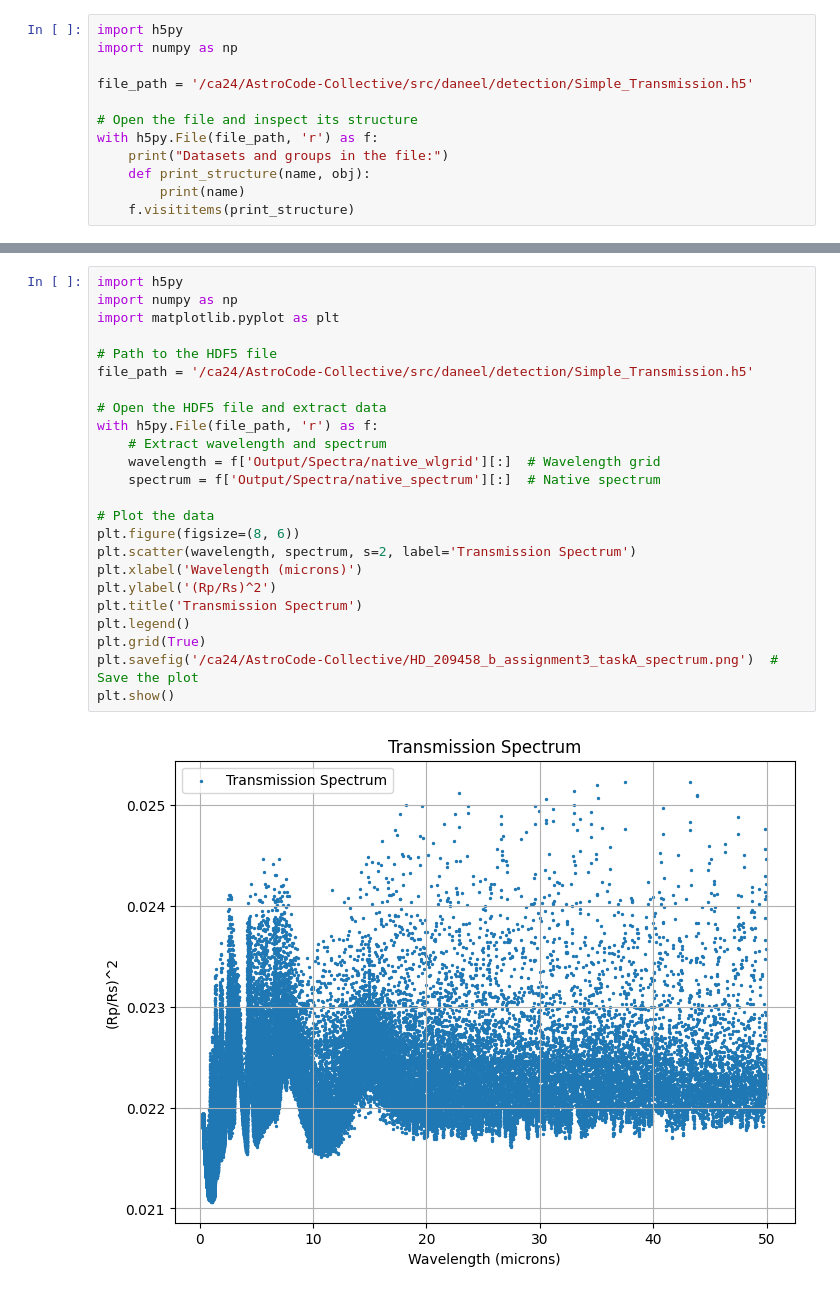
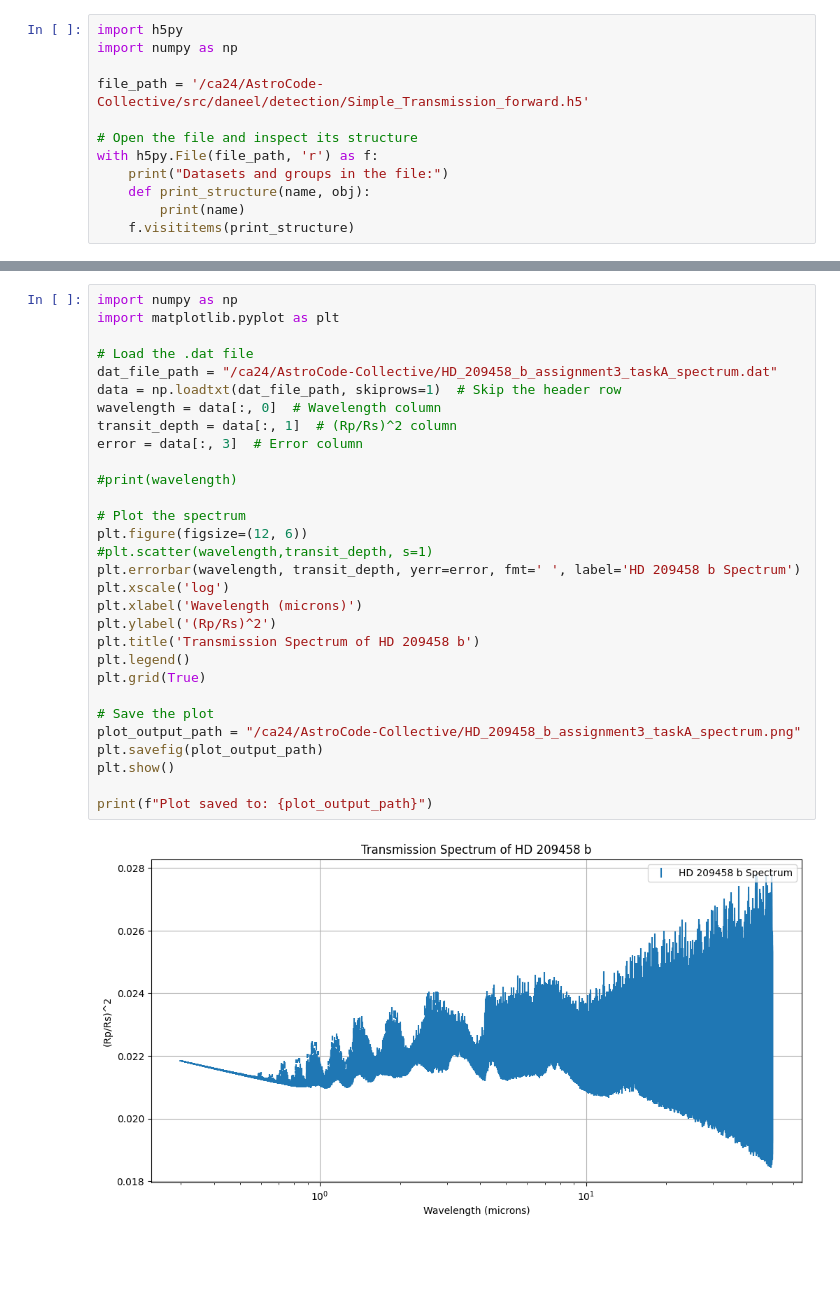
Before and after one commit to radha2707/AstroCode-Collective, a Jupyter notebook: src/daneel/detection/Simple_Transmission.ipynb, the cells around one changed output, grey strips where cells are left out. Saved outputs shown, nothing was run; the diff lists cells and outputs as text; blank space fills up the shorter version.

```diff
--- a/src/daneel/detection/Simple_Transmission.ipynb
+++ b/src/daneel/detection/Simple_Transmission.ipynb
@@ -2,7 +2,7 @@
 import h5py
 import numpy as np
 
-file_path = '/ca24/AstroCode-Collective/src/daneel/detection/Simple_Transmission.h5'
+file_path = '/ca24/AstroCode-Collective/src/daneel/detection/Simple_Transmission_forward.h5'
 
 # Open the file and inspect its structure
 with h5py.File(file_path, 'r') as f:
@@ -31,26 +50,32 @@ Output/Spectra/native_wnwidth
 # %%
-import h5py
 import numpy as np
 import matplotlib.pyplot as plt
 
-# Path to the HDF5 file
-file_path = '/ca24/AstroCode-Collective/src/daneel/detection/Simple_Transmission.h5'
+# Load the .dat file
+dat_file_path = "/ca24/AstroCode-Collective/HD_209458_b_assignment3_taskA_spectrum.dat"
+data = np.loadtxt(dat_file_path, skiprows=1)  # Skip the header row
+wavelength = data[:, 0]  # Wavelength column
+transit_depth = data[:, 1]  # (Rp/Rs)^2 column
+error = data[:, 3]  # Error column
 
-# Open the HDF5 file and extract data
-with h5py.File(file_path, 'r') as f:
-    # Extract wavelength and spectrum
-    wavelength = f['Output/Spectra/native_wlgrid'][:]  # Wavelength grid
-    spectrum = f['Output/Spectra/native_spectrum'][:]  # Native spectrum
+#print(wavelength)
 
-# Plot the data
-plt.figure(figsize=(8, 6))
-plt.scatter(wavelength, spectrum, s=2, label='Transmission Spectrum')
+# Plot the spectrum
+plt.figure(figsize=(12, 6))
+#plt.scatter(wavelength,transit_depth, s=1)
+plt.errorbar(wavelength, transit_depth, yerr=error, fmt=' ', label='HD 209458 b Spectrum')
+plt.xscale('log')
 plt.xlabel('Wavelength (microns)')
 plt.ylabel('(Rp/Rs)^2')
-plt.title('Transmission Spectrum')
+plt.title('Transmission Spectrum of HD 209458 b')
 plt.legend()
 plt.grid(True)
-plt.savefig('/ca24/AstroCode-Collective/HD_209458_b_assignment3_taskA_spectrum.png')  # Save the plot
+
+# Save the plot
+plot_output_path = "/ca24/AstroCode-Collective/HD_209458_b_assignment3_taskA_spectrum.png"
+plt.savefig(plot_output_path)
 plt.show()
+
+print(f"Plot saved to: {plot_output_path}")
 # %% [output]
-[figure, old version]
+[figure, new version]
```
Also changed, not shown: parts of 5 cells of this notebook, 1 other file.
